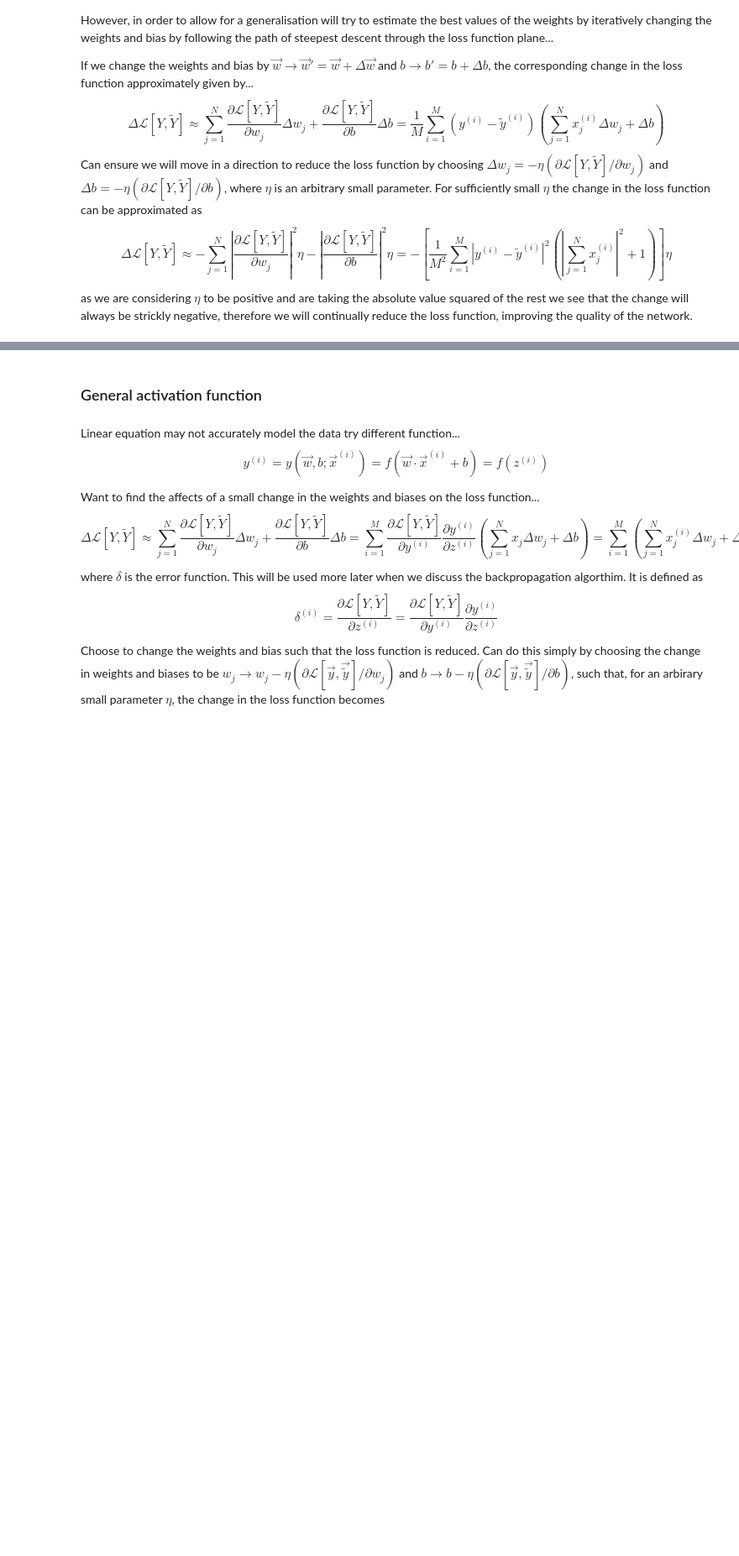
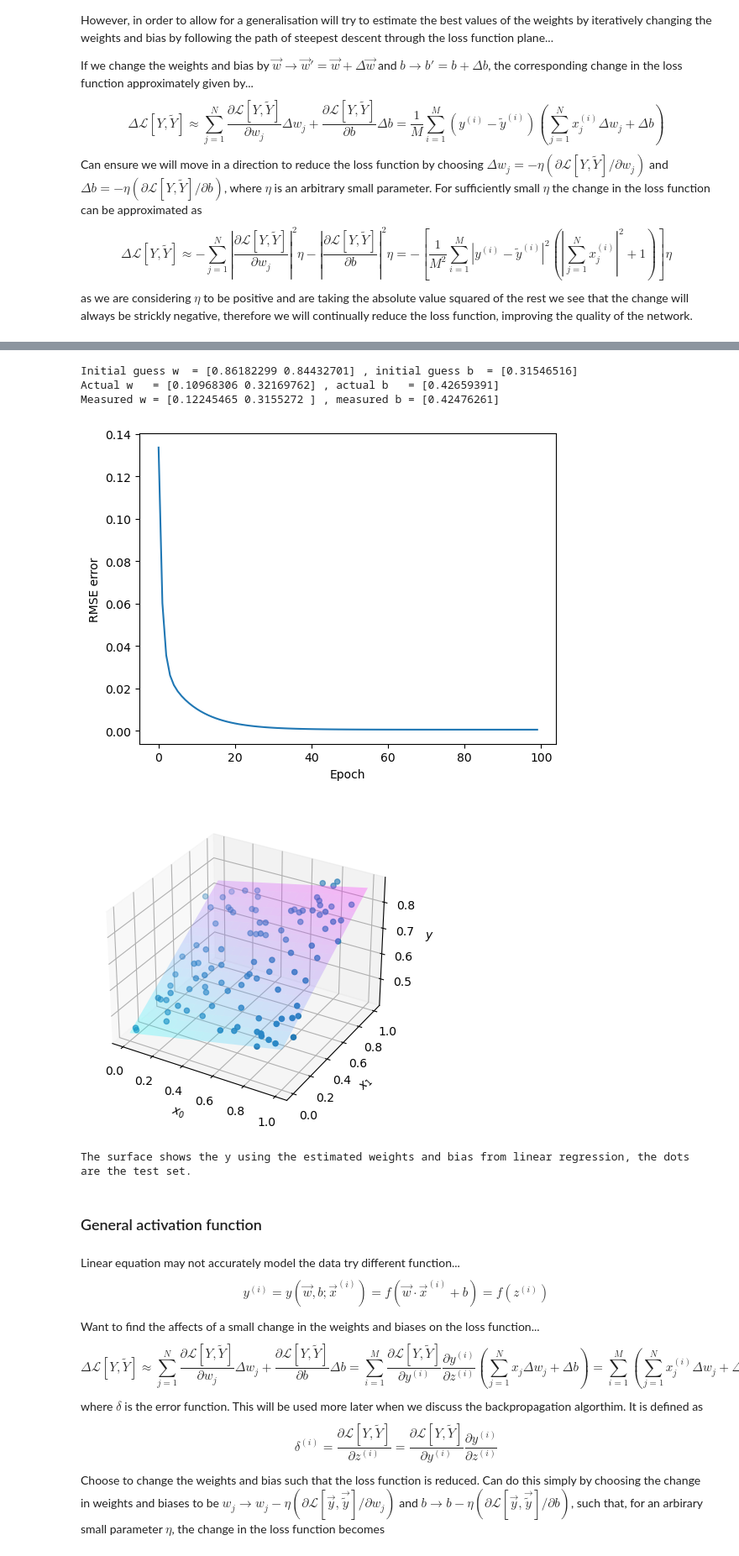
Before and after one commit to dave452/ML_LinearReg, a Jupyter notebook: Regression_NN.ipynb, the cells around one changed output, grey strips where cells are left out. Shown at 84% size. Drawn from its saved outputs; the diff is of its cells as text; code cells hidden in the pictures; blank space fills up the shorter version.

```diff
--- a/Regression_NN.ipynb
+++ b/Regression_NN.ipynb
@@ -169,18 +119,0 @@ class linear_regression:
-# %%
-x = np.random.rand(100,1)
-w = np.random.rand(x.shape[1])
-b = np.random.rand(1)
-y = np.sum(w*x,axis = 1) + b
-lin_reg = linear_regression(x,y,1,100)
-print('Initial guess w  =' ,lin_reg.w , ', initial guess b  =', lin_reg.b)
-print('Actual w   =' ,w , ', actual b   =', b)
-lin_reg.full_update(100)
-print('Measured w =' ,lin_reg.w , ', measured b =', lin_reg.b)
-lin_reg.plot_train()
-plt.plot(x,y, 'kx', label = 'Test points')
-plt.plot([0,1], [b, w+b], 'r--', lw=3, label = 'Actual line')
-plt.plot(x,lin_reg.calc_y(), 'b-.', lw=1, label = 'Reconstructed line')
-plt.xlabel('x')
-plt.ylabel('y')
-plt.legend()
-plt.show()
@@ -223,3 +193,33 @@ The surface shows the y using the estimated weights and bias from linear regress
+# %%
+x = np.random.rand(100,2)
+w = np.random.rand(x.shape[1])
+b = np.random.rand(1)
+y = np.sum(w*x,axis = 1) + b + np.random.uniform(-0.04,0.04, (x.shape[0]))
+lin_reg = linear_regression(x,y,1,100)
+print('Initial guess w  =' ,lin_reg.w , ', initial guess b  =', lin_reg.b)
+print('Actual w   =' ,w , ', actual b   =', b)
+lin_reg.full_update(100)
+print('Measured w =' ,lin_reg.w , ', measured b =', lin_reg.b)
+lin_reg.plot_train()
+#plt.plot(x,y, 'kx')
+#plt.plot([0,1], [b, w+b], 'r--', lw=3)
+#plt.plot(x,lin_reg.calc_y(), 'b-.', lw=1)
+#plt.show()
+ax = plt.figure().add_subplot(projection='3d')
+ax.scatter(x[:,0], x[:,1], y, cmap ='cool') # , c='k'
+xx, yy = np.meshgrid(np.linspace(0,1,20), np.linspace(0,1,20), sparse=True)
+y_surf = lin_reg.w[0]*xx + lin_reg.w[1]*yy + lin_reg.b
+ax.plot_surface(xx, yy, y_surf,cmap ='cool',  alpha=0.25) #
+ax.set_xlabel('$x_0$'); ax.set_ylabel('$x_1$'); ax.set_zlabel('$y$');
+plt.show()
+print('The surface shows the y using the estimated weights and bias from linear regression, the dots are the test set.')
+# %% [output]
+Initial guess w  = [0.86182299 0.84432701] , initial guess b  = [0.31546516]
+Actual w   = [0.10968306 0.32169762] , actual b   = [0.42659391]
+Measured w = [0.12245465 0.3155272 ] , measured b = [0.42476261]
+[figure, added]
+[figure, added]
+The surface shows the y using the estimated weights and bias from linear regression, the dots are the test set.
 # %% [markdown]
 ### General activation function
 # %% [markdown]
```
Also changed, not shown: parts of 12 cells of this notebook, 1 other file.
